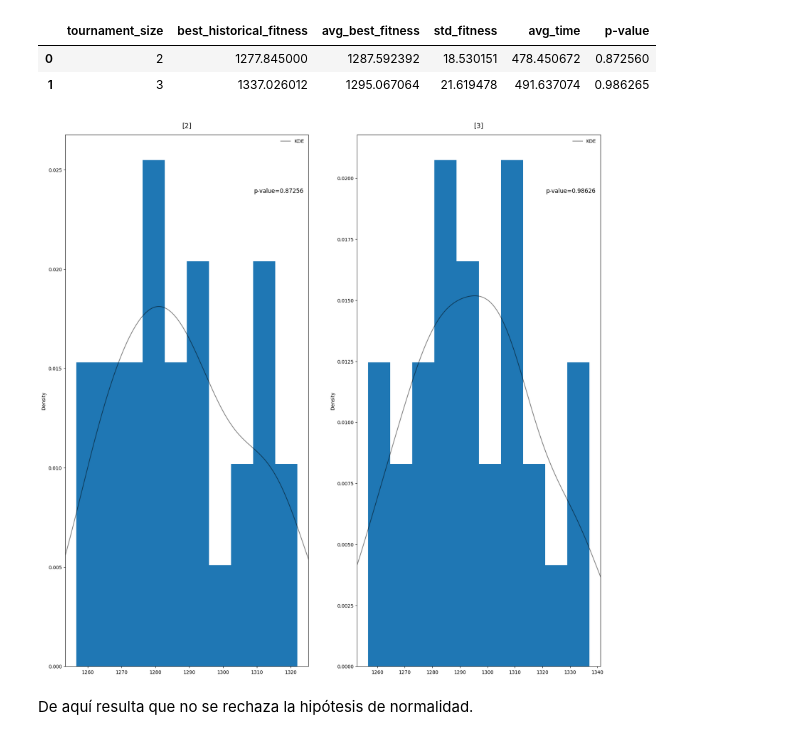
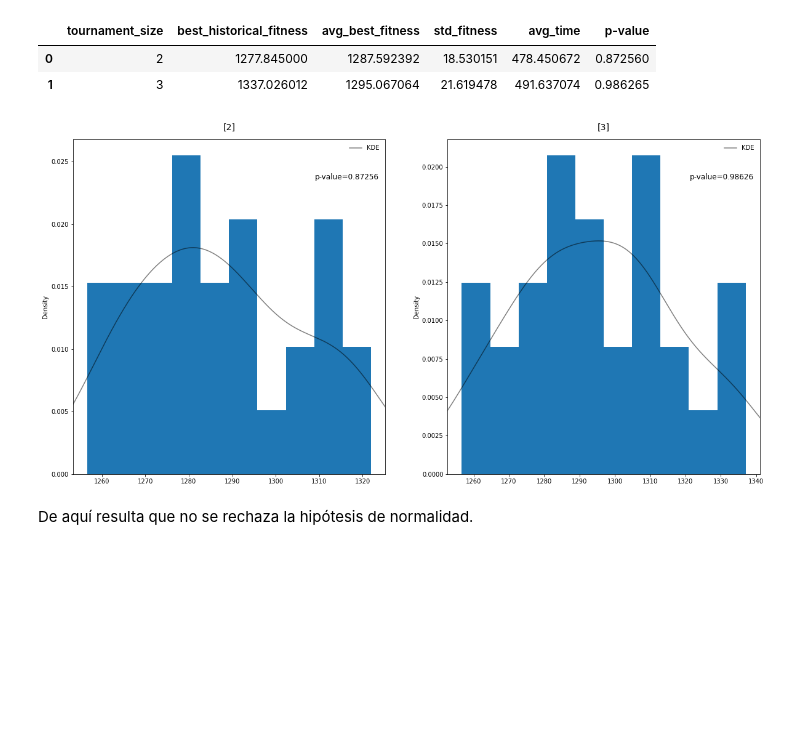
Before and after one commit to guidodinello/polygonal-evolutionary-algorithm, a Jupyter notebook: analysis.ipynb, the cells around one changed output. Drawn from its saved outputs; the diff is of its cells as text; code cells hidden in the pictures; blank space fills up the shorter version.

```diff
--- a/analysis.ipynb
+++ b/analysis.ipynb
@@ -20,8 +20,8 @@ def normality_test(sample):
 def anova_test(samples):
         return f_oneway(*samples).pvalue
 # %%
-def print_hist_plots(df, plot_name):
-    fig, axs = plt.subplots(ceil(len(df.columns)/2), 2, figsize=(20, 20))
+def print_hist_plots(df, plot_name, size=(20,20)):
+    fig, axs = plt.subplots(ceil(len(df.columns)/2), 2, figsize=size)
     for col,ax in zip(df.columns, axs.flatten()):
         ax.hist(df[col], density=True)
         ax.set_title(col)
@@ -188,9 +208,9 @@ best_fitness_informal
 | 1 | 3 | 1337.026012 | 1295.067064 | 21.619478 | 491.637074 | 0.986265 |
 # %%
 #Test de normalidad
-print_hist_plots(informales, "informal")
+print_hist_plots(informales, "informal", size=(20,10))
 # %% [output]
-[figure, old version]
+[figure, new version]
 # %% [markdown]
 De aquí resulta que no se rechaza la hipótesis de normalidad.
 # %%
```
Also changed, not shown: parts of 18 cells of this notebook, 1 other file.
